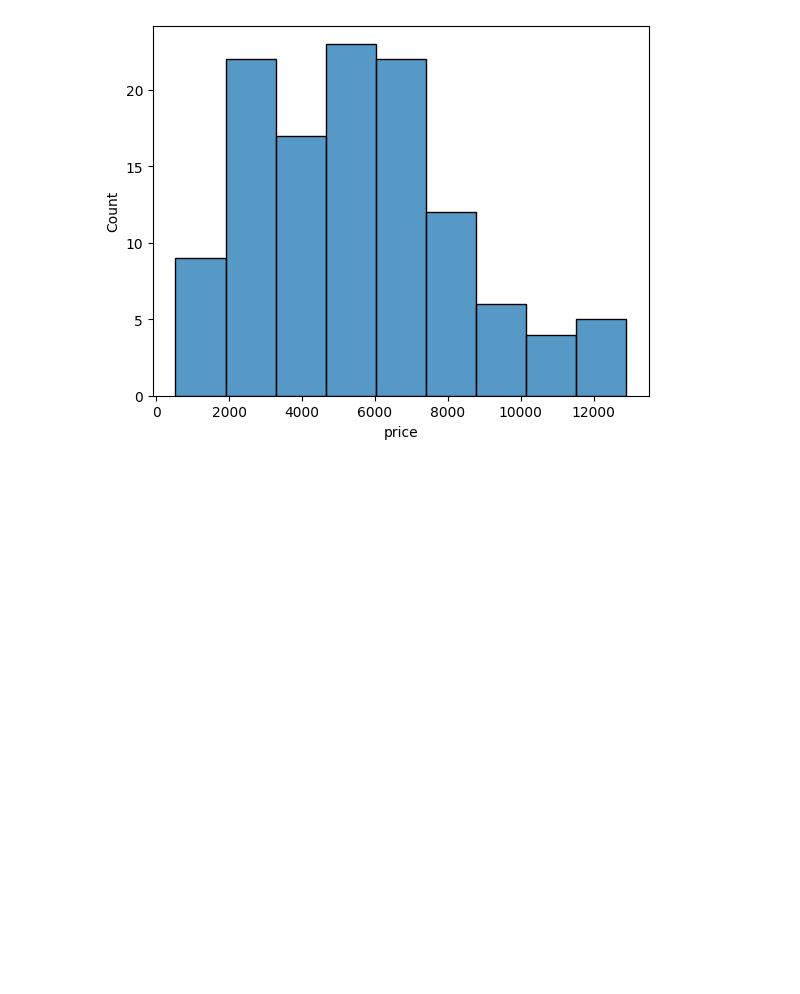
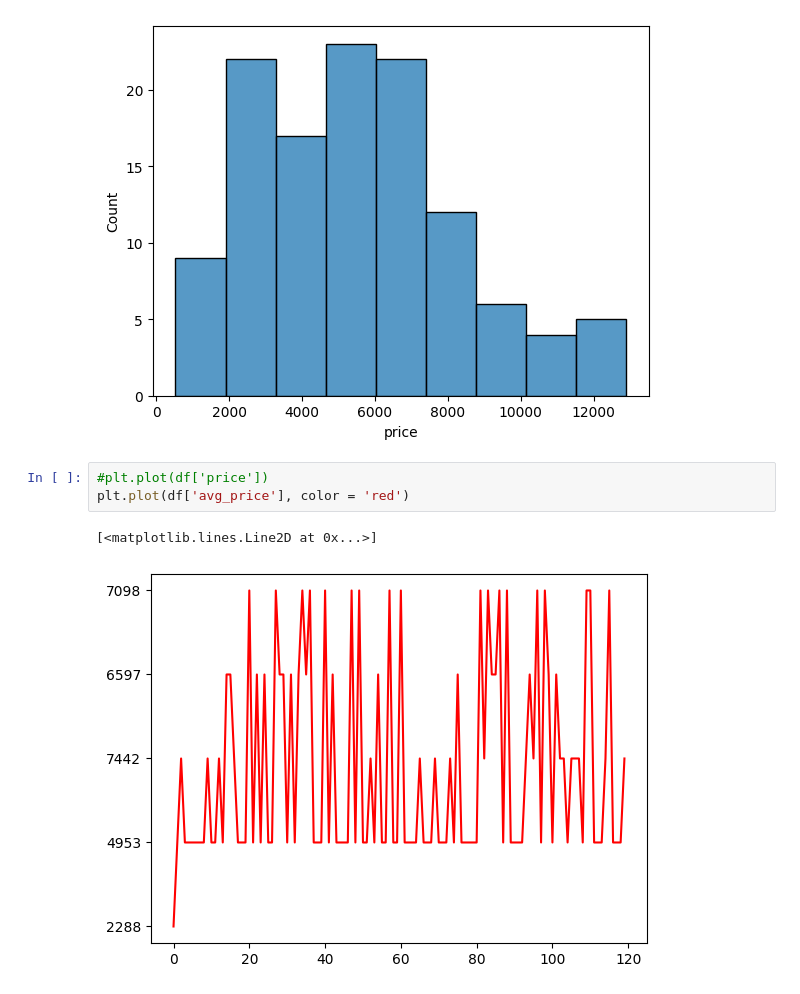
Before and after one commit to areg-hovakimyan/car_scraping_project, a Jupyter notebook: statistics.ipynb, the cells around one changed output. Saved outputs shown, nothing was run; the diff lists cells and outputs as text; blank space fills up the shorter version.

Commit message:
new plot

```diff
--- a/statistics.ipynb
+++ b/statistics.ipynb
@@ -15,3 +37,9 @@ sns.histplot(data = df['price'])
 # %% [output]
 <AxesSubplot: xlabel='price', ylabel='Count'>
 [figure]
+# %%
+#plt.plot(df['price'])
+plt.plot(df['avg_price'], color = 'red')
+# %% [output]
+[<matplotlib.lines.Line2D at 0x...>]
+[figure, added]
```
Also changed, not shown: parts of 1 cell of this notebook.
